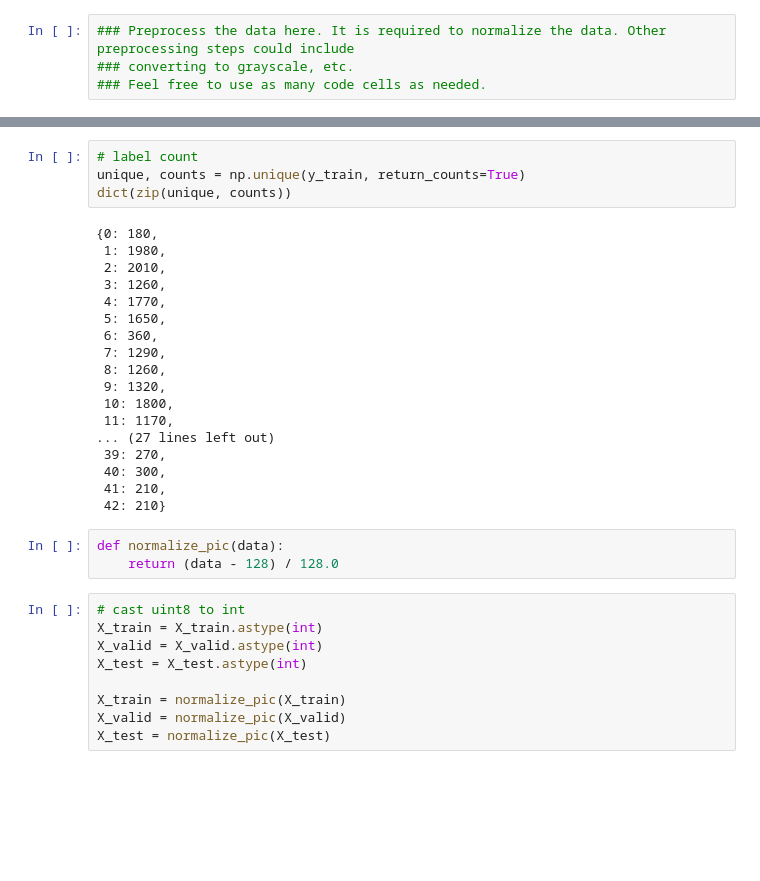
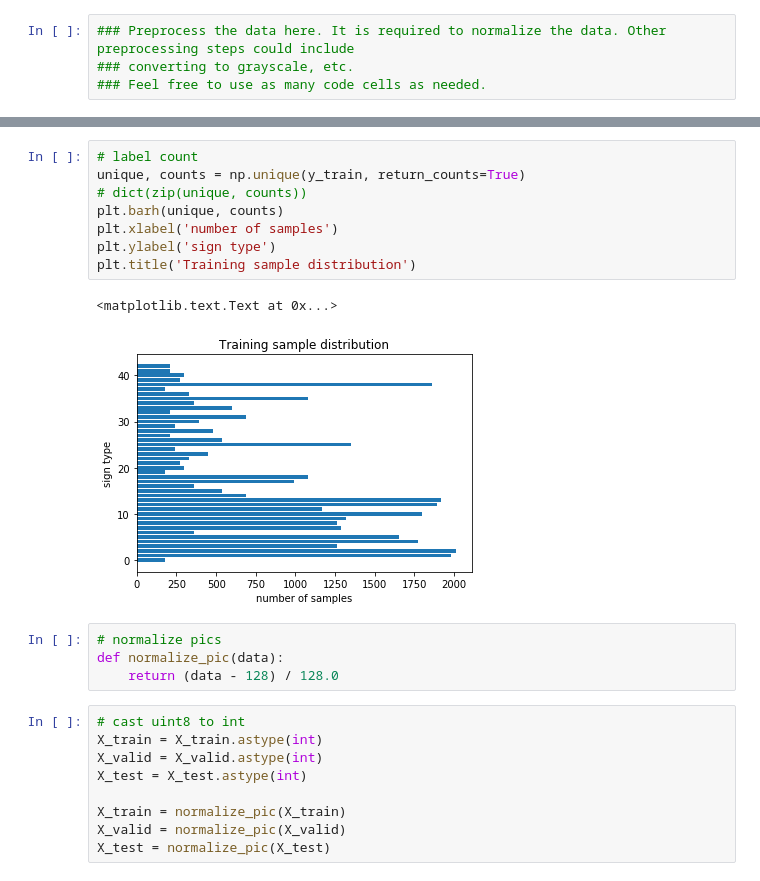
Before and after one commit to dust007/CarND-Traffic-Sign-Classifier-Project, a Jupyter notebook: Traffic_Sign_Classifier.ipynb, the cells around one changed output, grey strips where cells are left out. Drawn from its saved outputs; the diff is of its cells as text; blank space fills up the shorter version.

```diff
--- a/Traffic_Sign_Classifier.ipynb
+++ b/Traffic_Sign_Classifier.ipynb
@@ -144,26 +144,16 @@ print(y_train[index])
 # %%
 # label count
 unique, counts = np.unique(y_train, return_counts=True)
-dict(zip(unique, counts))
+# dict(zip(unique, counts))
+plt.barh(unique, counts)
+plt.xlabel('number of samples')
+plt.ylabel('sign type')
+plt.title('Training sample distribution')
 # %% [output]
-{0: 180,
- 1: 1980,
- 2: 2010,
- 3: 1260,
- 4: 1770,
- 5: 1650,
- 6: 360,
- 7: 1290,
- 8: 1260,
- 9: 1320,
- 10: 1800,
- 11: 1170,
-... (27 lines left out)
- 39: 270,
- 40: 300,
- 41: 210,
- 42: 210}
+<matplotlib.text.Text at 0x...>
+[figure, added]
 # %%
+# normalize pics
 def normalize_pic(data):
     return (data - 128) / 128.0
 # %%
```
Also changed, not shown: parts of 5 cells of this notebook, 2 other files.
